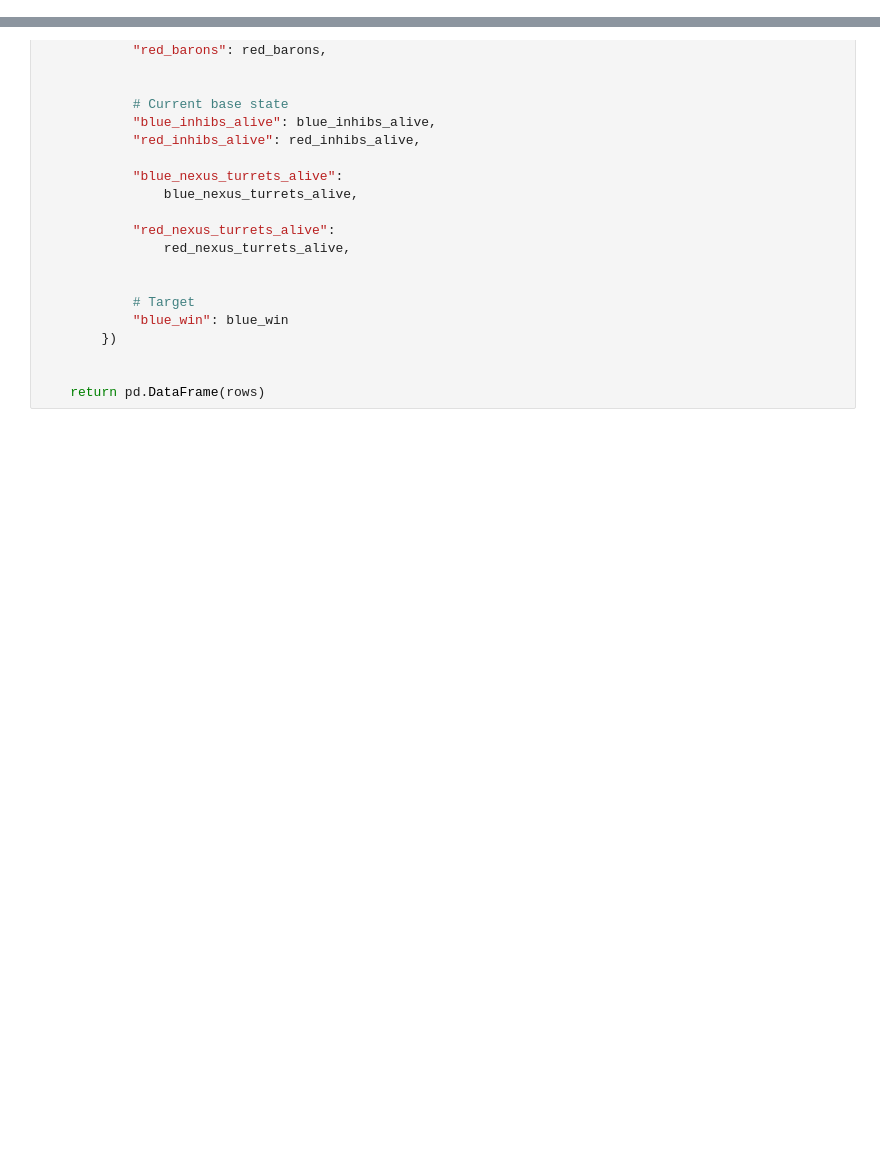
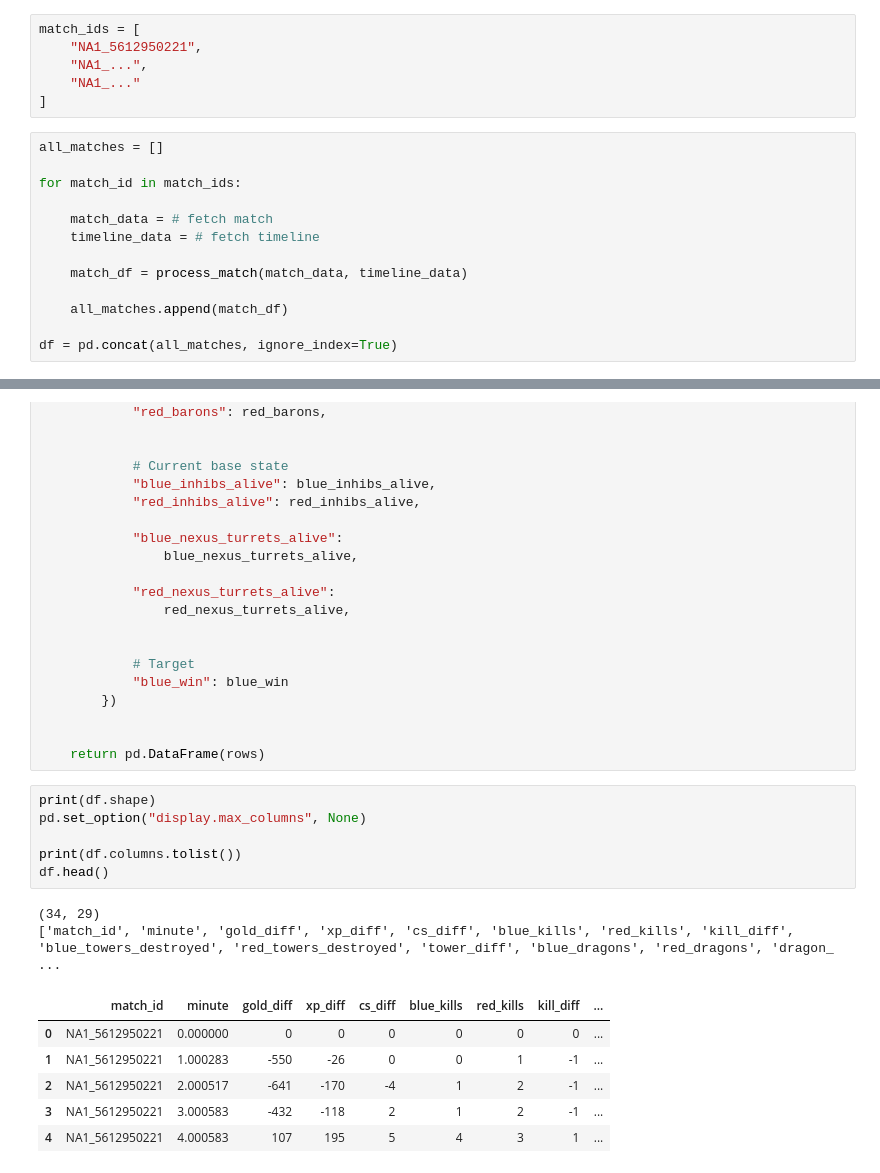
Before and after one commit to minhhohoang/riot-game-prediction, a Jupyter notebook: 02_timeline_features.ipynb, the cells around one changed output, grey strips where cells are left out. Drawn from its saved outputs; the diff is of its cells as text; blank space fills up the shorter version.

```diff
--- a/02_timeline_features.ipynb
+++ b/02_timeline_features.ipynb
@@ -414,6 +414,25 @@ for frame in frames:
     })
 
 df = pd.DataFrame(rows)
+# %%
+match_ids = [
+    "NA1_5612950221",
+    "NA1_...",
+    "NA1_..."
+]
+# %%
+all_matches = []
+
+for match_id in match_ids:
+
+    match_data = # fetch match
+    timeline_data = # fetch timeline
+
+    match_df = process_match(match_data, timeline_data)
+
+    all_matches.append(match_df)
+
+df = pd.concat(all_matches, ignore_index=True)
 # %%
 pd.set_option("display.max_columns", None)
 df.head(1)
@@ -846,3 +865,18 @@ def process_match(match_data, timeline_data):
 
 
     return pd.DataFrame(rows)
+# %%
+print(df.shape)
+pd.set_option("display.max_columns", None)
+
+print(df.columns.tolist())
+df.head()
+# %% [output]
+(34, 29)
+['match_id', 'minute', 'gold_diff', 'xp_diff', 'cs_diff', 'blue_kills', 'red_kills', 'kill_diff', 'blue_towers_destroyed', 'red_towers_destroyed', 'tower_diff', 'blue_dragons', 'red_dragons', 'dragon_ ...
+|  | match_id | minute | gold_diff | xp_diff | cs_diff | blue_kills | red_kills | kill_diff | ... |
+| 0 | NA1_5612950221 | 0.000000 | 0 | 0 | 0 | 0 | 0 | 0 | ... |
+| 1 | NA1_5612950221 | 1.000283 | -550 | -26 | 0 | 0 | 1 | -1 | ... |
+| 2 | NA1_5612950221 | 2.000517 | -641 | -170 | -4 | 1 | 2 | -1 | ... |
+| 3 | NA1_5612950221 | 3.000583 | -432 | -118 | 2 | 1 | 2 | -1 | ... |
+| 4 | NA1_5612950221 | 4.000583 | 107 | 195 | 5 | 4 | 3 | 1 | ... |
```
Also changed, not shown: parts of 2 cells of this notebook, 7 other files.
